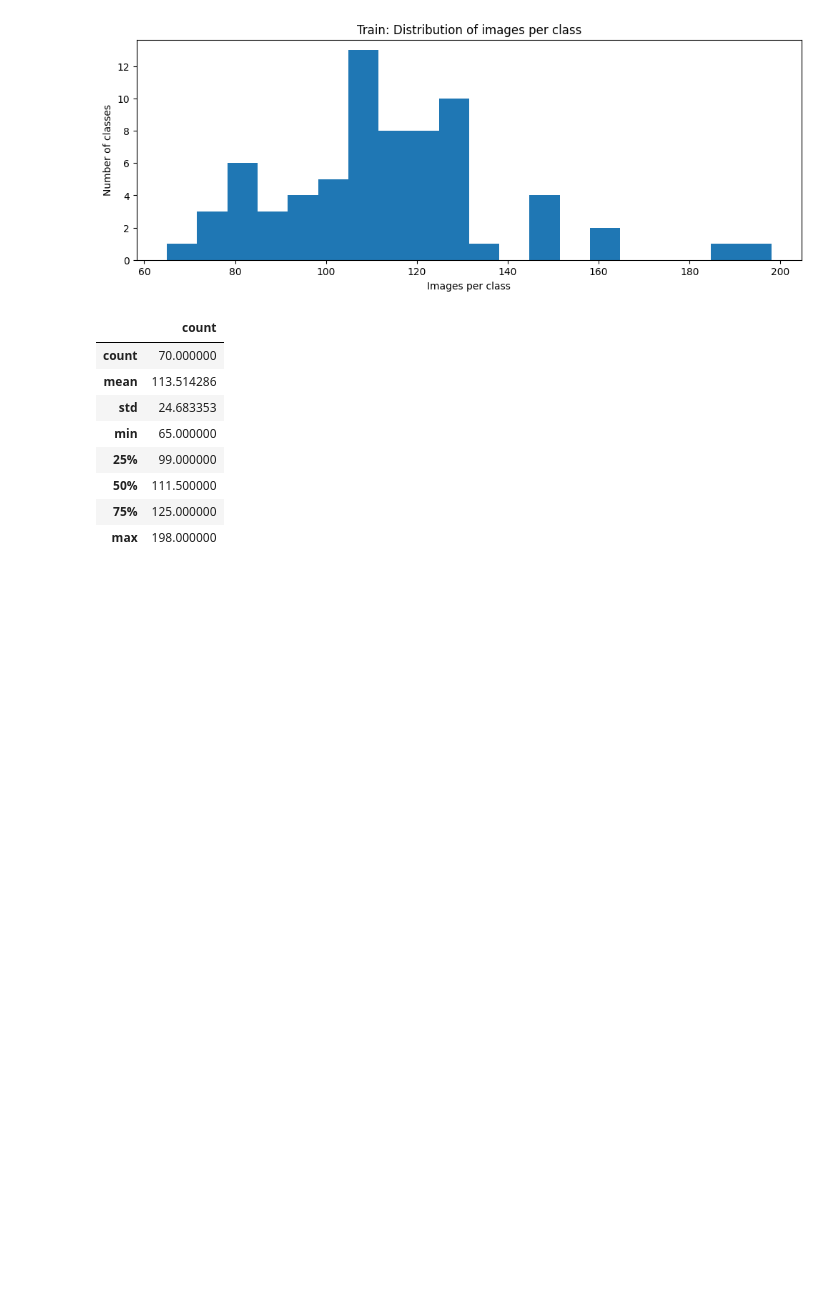
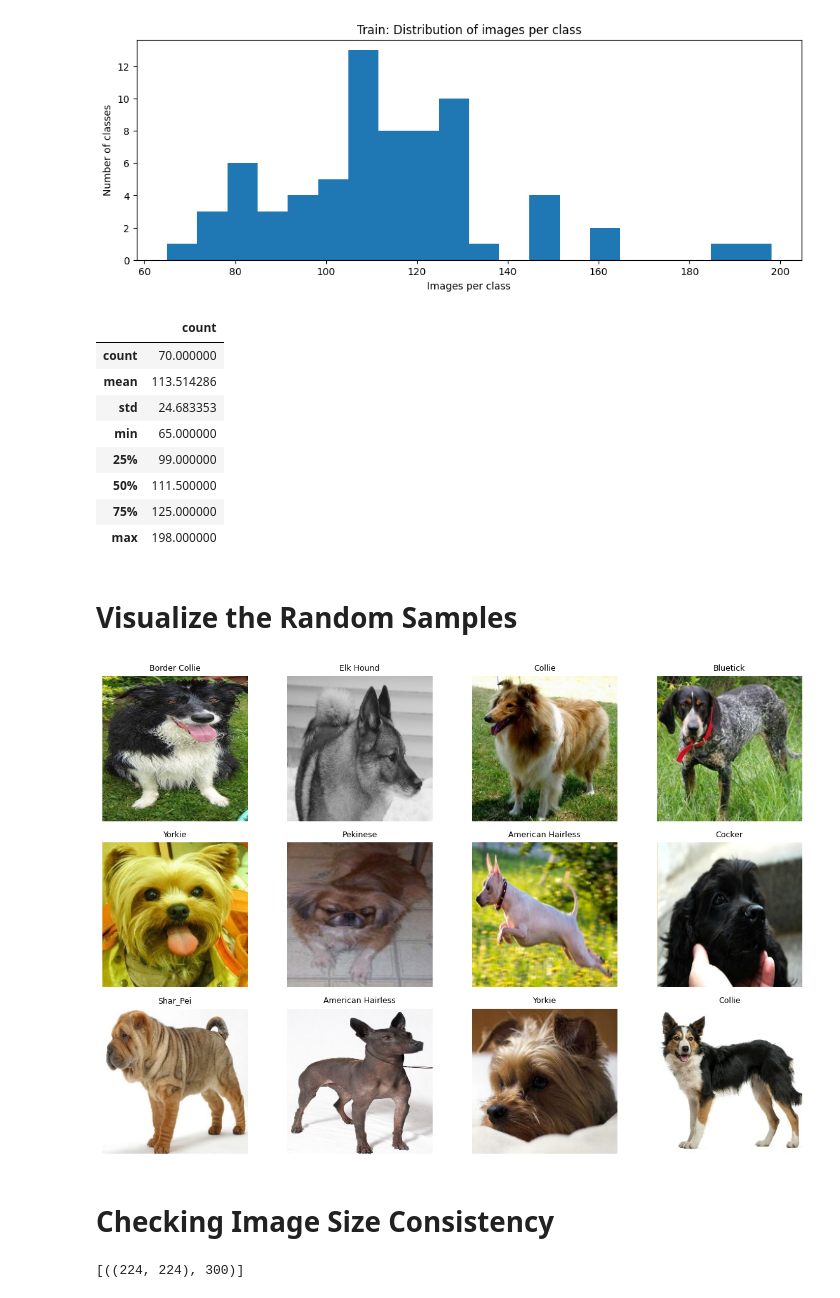
Before and after one commit to WePsychology/Dog-Breed-Classification, a Jupyter notebook: dog-breed-classification.ipynb, the cells around one changed output. Saved outputs shown, nothing was run; the diff lists cells and outputs as text; code cells hidden in the pictures; blank space fills up the shorter version.

Commit message:
Check Image Size Consistency

```diff
--- a/dog-breed-classification.ipynb
+++ b/dog-breed-classification.ipynb
@@ -95,3 +95,43 @@ train_df.describe()
 | 50% | 111.500000 |
 | 75% | 125.000000 |
 | max | 198.000000 |
+# %% [markdown]
+# Visualize the Random Samples
+# %%
+def show_samples(root, classes, n=12):
+    plt.figure(figsize=(12,8))
+    for i in range(n):
+        c = random.choice(classes)
+        cdir = os.path.join(root, c)
+        img_name = random.choice(os.listdir(cdir))
+        img_path = os.path.join(cdir, img_name)
+        img = Image.open(img_path).convert("RGB")
+        plt.subplot(3,4,i+1)
+        plt.imshow(img)
+        plt.title(c, fontsize=9)
+        plt.axis("off")
+    plt.tight_layout()
+    plt.show()
+
+show_samples(train_dir, classes, n=12)
+# %% [output]
+[figure, added]
+# %% [markdown]
+# Checking Image Size Consistency
+# %%
+from collections import Counter
+
+def sample_sizes(root, classes, k=300):
+    sizes = []
+    for _ in range(k):
+        c = random.choice(classes)
+        cdir = os.path.join(root, c)
+        img_name = random.choice(os.listdir(cdir))
+        img_path = os.path.join(cdir, img_name)
+        img = Image.open(img_path).convert("RGB")
+        sizes.append(img.size)  # (W,H)
+    return Counter(sizes).most_common(10)
+
+sample_sizes(train_dir, classes, k=300)
+# %% [output]
+[((224, 224), 300)]
```
